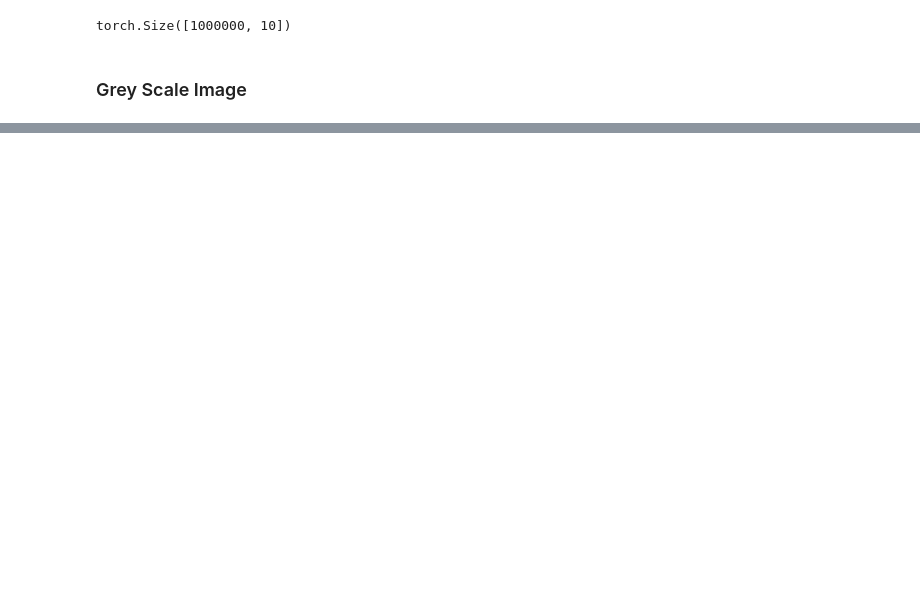
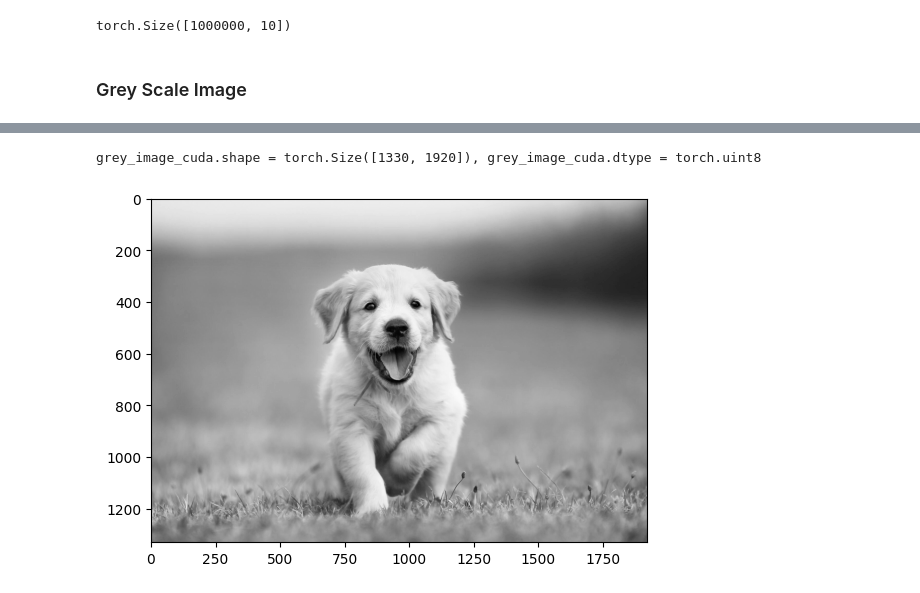
Before and after one commit to ElefHead/cudamode-lectures, a Jupyter notebook: lecture3/chapter3.ipynb, the cells around one changed output, grey strips where cells are left out. Cells and saved outputs as stored; diff of their text form; code cells hidden in the pictures; blank space fills up the shorter version.

```diff
--- a/lecture3/chapter3.ipynb
+++ b/lecture3/chapter3.ipynb
@@ -75,0 +75,7 @@ plt.imshow(puppy.permute(1, 2, 0).cpu())
+# %%
+image_manipulation_module = load(
+    name="grey_scale_flattened",
+    sources=["csrc/image_manip.cu"],
+    extra_cuda_cflags=["-O2", "-Xcompiler", "-Werror", "-Xcompiler", "-Wall"],
+    verbose=True
+)
@@ -75,0 +92,4 @@ plt.imshow(puppy.permute(1, 2, 0).cpu())
+# %%
+%time
+
+grey_image_cuda = image_manipulation_module.grey_scale_flattened(puppy.to('cuda:0').contiguous())
@@ -75,0 +99,6 @@ plt.imshow(puppy.permute(1, 2, 0).cpu())
+# %%
+print(f"{grey_image_cuda.shape = }, {grey_image_cuda.dtype = }")
+_ = plt.imshow(grey_image_cuda.cpu(), cmap='gray')
+# %% [output]
+grey_image_cuda.shape = torch.Size([1330, 1920]), grey_image_cuda.dtype = torch.uint8
+[figure, added]
```
Also changed, not shown: parts of 10 cells of this notebook, 1 other file.
